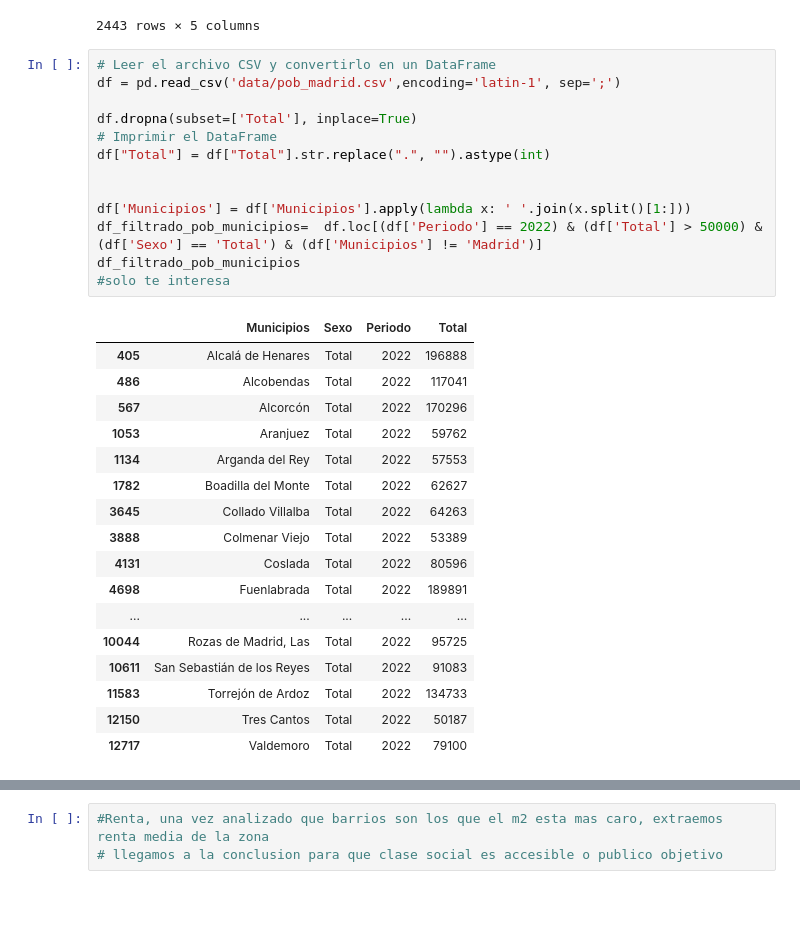
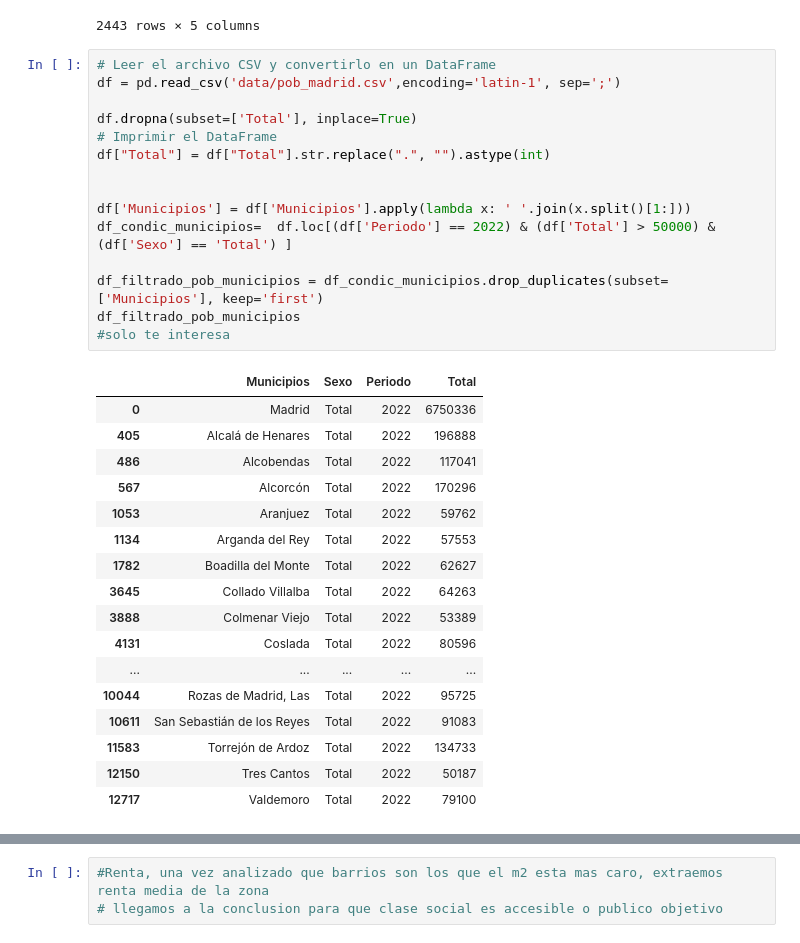
Before and after one commit to DaianaSaenz/EDA-CASAS-CONTENEDOR, a Jupyter notebook: src/main.ipynb, the cells around one changed output, grey strips where cells are left out. Cells and saved outputs as stored; diff of their text form; blank space fills up the shorter version.

```diff
--- a/src/main.ipynb
+++ b/src/main.ipynb
@@ -316,18 +313,21 @@ df[df['municipio_nombre']=='MADRID']
 # %%
 # Leer el archivo CSV y convertirlo en un DataFrame
 df = pd.read_csv('data/pob_madrid.csv',encoding='latin-1', sep=';')
 
 df.dropna(subset=['Total'], inplace=True)
 # Imprimir el DataFrame
 df["Total"] = df["Total"].str.replace(".", "").astype(int)
 
 
 df['Municipios'] = df['Municipios'].apply(lambda x: ' '.join(x.split()[1:]))
-df_filtrado_pob_municipios=  df.loc[(df['Periodo'] == 2022) & (df['Total'] > 50000) & (df['Sexo'] == 'Total') & (df['Municipios'] != 'Madrid')]
+df_condic_municipios=  df.loc[(df['Periodo'] == 2022) & (df['Total'] > 50000) & (df['Sexo'] == 'Total') ]
+
+df_filtrado_pob_municipios = df_condic_municipios.drop_duplicates(subset=['Municipios'], keep='first')
 df_filtrado_pob_municipios
 #solo te interesa
 # %% [output]
 |  | Municipios | Sexo | Periodo | Total |
+| 0 | Madrid | Total | 2022 | 6750336 |
 | 405 | Alcalá de Henares | Total | 2022 | 196888 |
 | 486 | Alcobendas | Total | 2022 | 117041 |
 | 567 | Alcorcón | Total | 2022 | 170296 |
@@ -337,7 +337,6 @@ df_filtrado_pob_municipios
 | 3645 | Collado Villalba | Total | 2022 | 64263 |
 | 3888 | Colmenar Viejo | Total | 2022 | 53389 |
 | 4131 | Coslada | Total | 2022 | 80596 |
-| 4698 | Fuenlabrada | Total | 2022 | 189891 |
 | ... | ... | ... | ... | ... |
 | 10044 | Rozas de Madrid, Las | Total | 2022 | 95725 |
 | 10611 | San Sebastián de los Reyes | Total | 2022 | 91083 |
```
Also changed, not shown: parts of 8 cells of this notebook.
